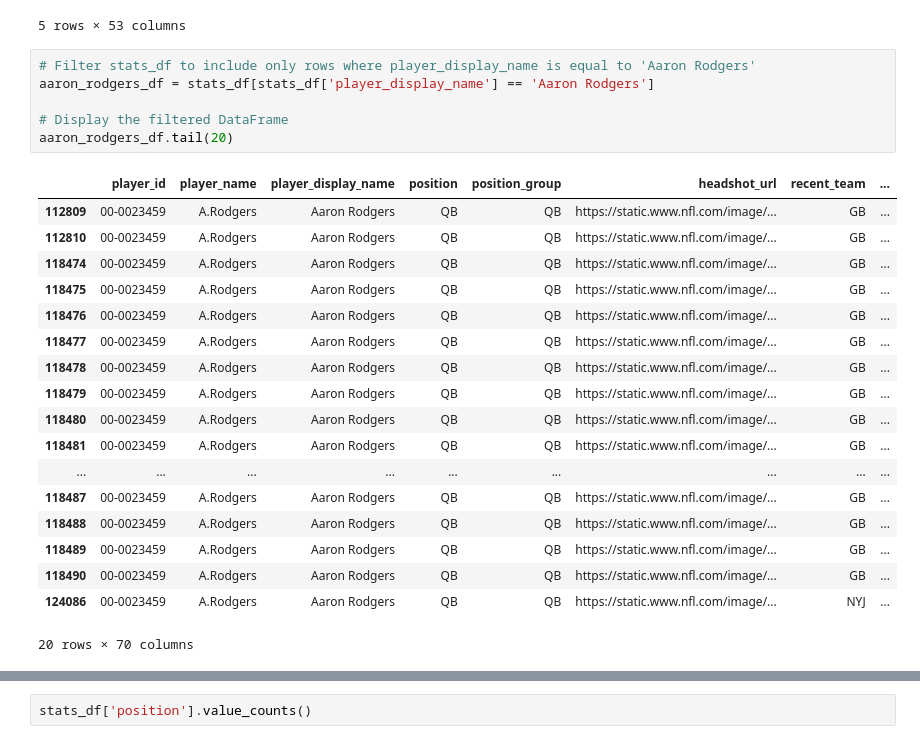
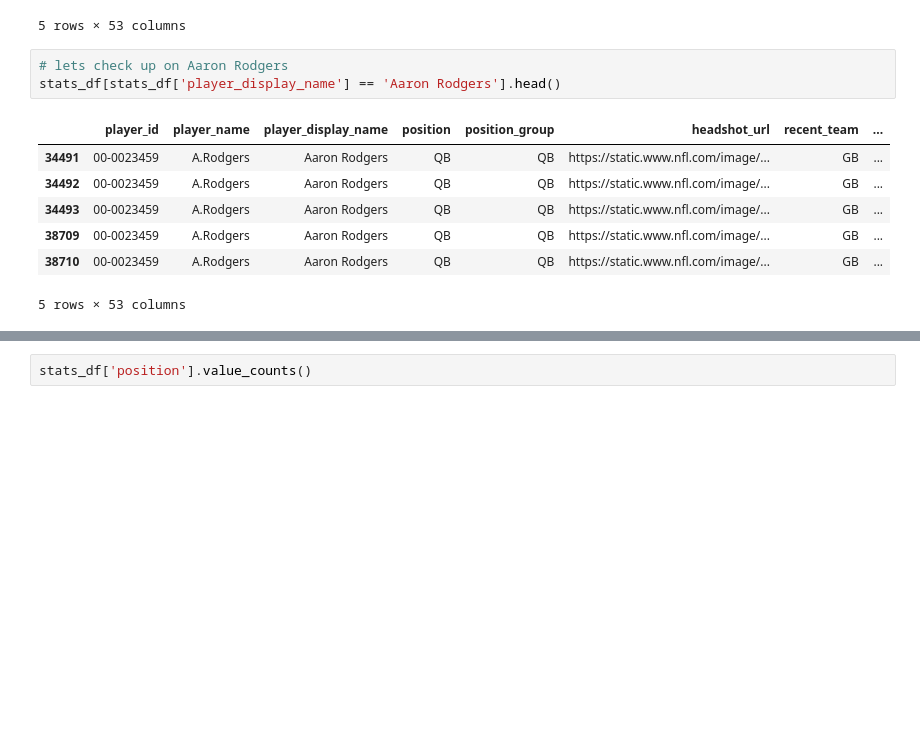
Before and after one commit to DBAfox/Team-USA-Football, a Jupyter notebook: NFL Dream Team.ipynb, the cells around one changed output, grey strips where cells are left out. Saved outputs shown, nothing was run; the diff lists cells and outputs as text; blank space fills up the shorter version.

```diff
--- a/NFL Dream Team.ipynb
+++ b/NFL Dream Team.ipynb
@@ -20,31 +18,17 @@ stats_df.head()
 | 3 | 00-0000003 | NaN | Abdul-Karim al-Jabbar | RB | RB | NaN | CLE | ... |
 | 4 | 00-0000003 | NaN | Abdul-Karim al-Jabbar | RB | RB | NaN | CLE | ... |
 5 rows × 53 columns
-# %%
-# Filter stats_df to include only rows where player_display_name is equal to 'Aaron Rodgers'
-aaron_rodgers_df = stats_df[stats_df['player_display_name'] == 'Aaron Rodgers']
-
-# Display the filtered DataFrame
-aaron_rodgers_df.tail(20)
-# %% [output]
-|  | player_id | player_name | player_display_name | position | position_group | headshot_url | recent_team | ... |
-| 112809 | 00-0023459 | A.Rodgers | Aaron Rodgers | QB | QB | https://static.www.nfl.com/image/... | GB | ... |
-| 112810 | 00-0023459 | A.Rodgers | Aaron Rodgers | QB | QB | https://static.www.nfl.com/image/... | GB | ... |
-| 118474 | 00-0023459 | A.Rodgers | Aaron Rodgers | QB | QB | https://static.www.nfl.com/image/... | GB | ... |
-| 118475 | 00-0023459 | A.Rodgers | Aaron Rodgers | QB | QB | https://static.www.nfl.com/image/... | GB | ... |
-| 118476 | 00-0023459 | A.Rodgers | Aaron Rodgers | QB | QB | https://static.www.nfl.com/image/... | GB | ... |
-| 118477 | 00-0023459 | A.Rodgers | Aaron Rodgers | QB | QB | https://static.www.nfl.com/image/... | GB | ... |
-| 118478 | 00-0023459 | A.Rodgers | Aaron Rodgers | QB | QB | https://static.www.nfl.com/image/... | GB | ... |
-| 118479 | 00-0023459 | A.Rodgers | Aaron Rodgers | QB | QB | https://static.www.nfl.com/image/... | GB | ... |
-| 118480 | 00-0023459 | A.Rodgers | Aaron Rodgers | QB | QB | https://static.www.nfl.com/image/... | GB | ... |
-| 118481 | 00-0023459 | A.Rodgers | Aaron Rodgers | QB | QB | https://static.www.nfl.com/image/... | GB | ... |
-| ... | ... | ... | ... | ... | ... | ... | ... | ... |
-| 118487 | 00-0023459 | A.Rodgers | Aaron Rodgers | QB | QB | https://static.www.nfl.com/image/... | GB | ... |
-| 118488 | 00-0023459 | A.Rodgers | Aaron Rodgers | QB | QB | https://static.www.nfl.com/image/... | GB | ... |
-| 118489 | 00-0023459 | A.Rodgers | Aaron Rodgers | QB | QB | https://static.www.nfl.com/image/... | GB | ... |
-| 118490 | 00-0023459 | A.Rodgers | Aaron Rodgers | QB | QB | https://static.www.nfl.com/image/... | GB | ... |
-| 124086 | 00-0023459 | A.Rodgers | Aaron Rodgers | QB | QB | https://static.www.nfl.com/image/... | NYJ | ... |
-20 rows × 70 columns
+# %%
+# lets check up on Aaron Rodgers
+stats_df[stats_df['player_display_name'] == 'Aaron Rodgers'].head()
+# %% [output]
+|  | player_id | player_name | player_display_name | position | position_group | headshot_url | recent_team | ... |
+| 34491 | 00-0023459 | A.Rodgers | Aaron Rodgers | QB | QB | https://static.www.nfl.com/image/... | GB | ... |
+| 34492 | 00-0023459 | A.Rodgers | Aaron Rodgers | QB | QB | https://static.www.nfl.com/image/... | GB | ... |
+| 34493 | 00-0023459 | A.Rodgers | Aaron Rodgers | QB | QB | https://static.www.nfl.com/image/... | GB | ... |
+| 38709 | 00-0023459 | A.Rodgers | Aaron Rodgers | QB | QB | https://static.www.nfl.com/image/... | GB | ... |
+| 38710 | 00-0023459 | A.Rodgers | Aaron Rodgers | QB | QB | https://static.www.nfl.com/image/... | GB | ... |
+5 rows × 53 columns
 # %%
 stats_df.info()
 # %% [output]
```
Also changed, not shown: parts of 16 cells of this notebook.
